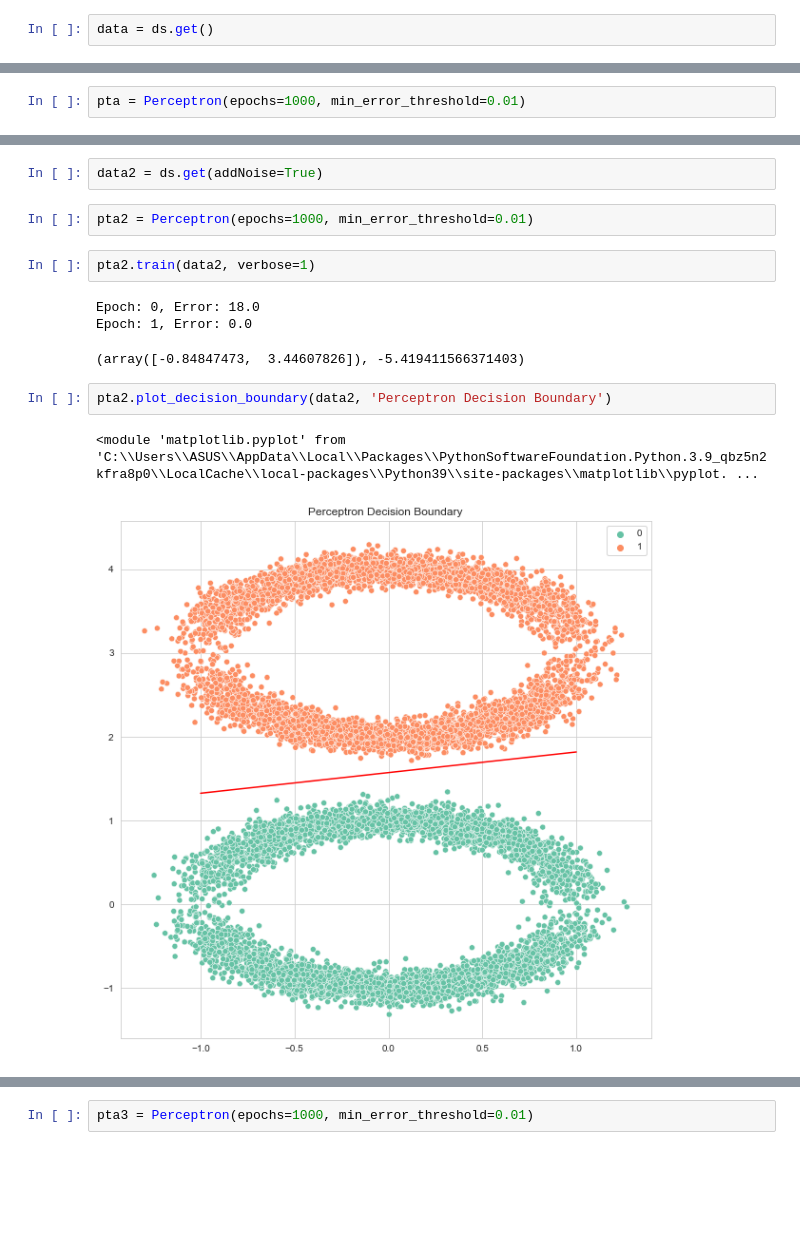
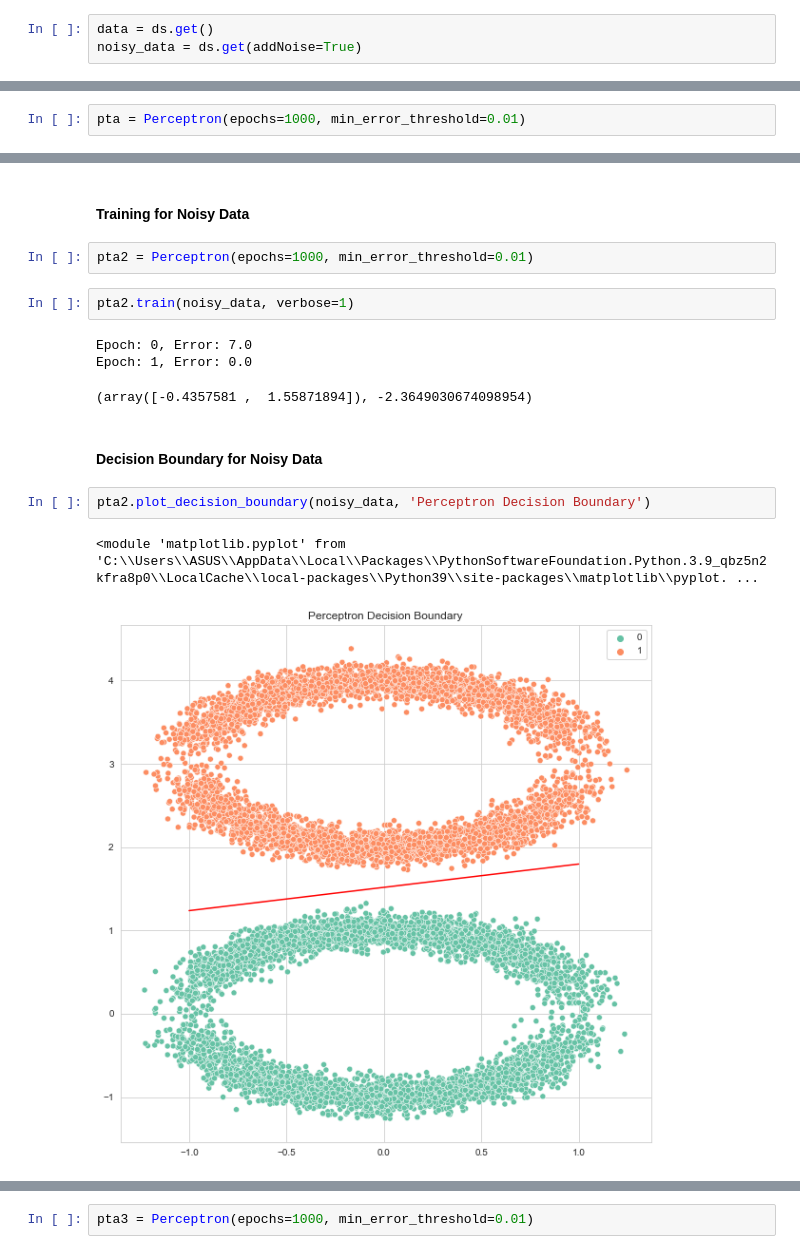
Before and after one commit to aflah02/ML_Assignments, a Jupyter notebook: Assignment 2/B.ipynb, the cells around one changed output, grey strips where cells are left out. Drawn from its saved outputs; the diff is of its cells as text; blank space fills up the shorter version.

```diff
--- a/Assignment 2/B.ipynb
+++ b/Assignment 2/B.ipynb
@@ -4,3 +6,4 @@ from utils import *
 ds = dataset(10000)
 # %%
 data = ds.get()
+noisy_data = ds.get(addNoise=True)
@@ -20,15 +41,17 @@ pta.plot_decision_boundary(data, 'Perceptron Decision Boundary')
-# %%
-data2 = ds.get(addNoise=True)
+# %% [markdown]
+#### Training for Noisy Data
 # %%
 pta2 = Perceptron(epochs=1000, min_error_threshold=0.01)
 # %%
-pta2.train(data2, verbose=1)
+pta2.train(noisy_data, verbose=1)
 # %% [output]
-Epoch: 0, Error: 18.0
+Epoch: 0, Error: 7.0
 Epoch: 1, Error: 0.0
-(array([-0.84847473,  3.44607826]), -5.419411566371403)
+(array([-0.4357581 ,  1.55871894]), -2.3649030674098954)
+# %% [markdown]
+#### Decision Boundary for Noisy Data
 # %%
-pta2.plot_decision_boundary(data2, 'Perceptron Decision Boundary')
+pta2.plot_decision_boundary(noisy_data, 'Perceptron Decision Boundary')
 # %% [output]
 <module 'matplotlib.pyplot' from 'C:\\Users\\ASUS\\AppData\\Local\\Packages\\PythonSoftwareFoundation.Python.3.9_qbz5n2kfra8p0\\LocalCache\\local-packages\\Python39\\site-packages\\matplotlib\\pyplot. ...
-[figure, old version]
+[figure, new version]
```
Also changed, not shown: parts of 35 cells of this notebook, 1 other file.
